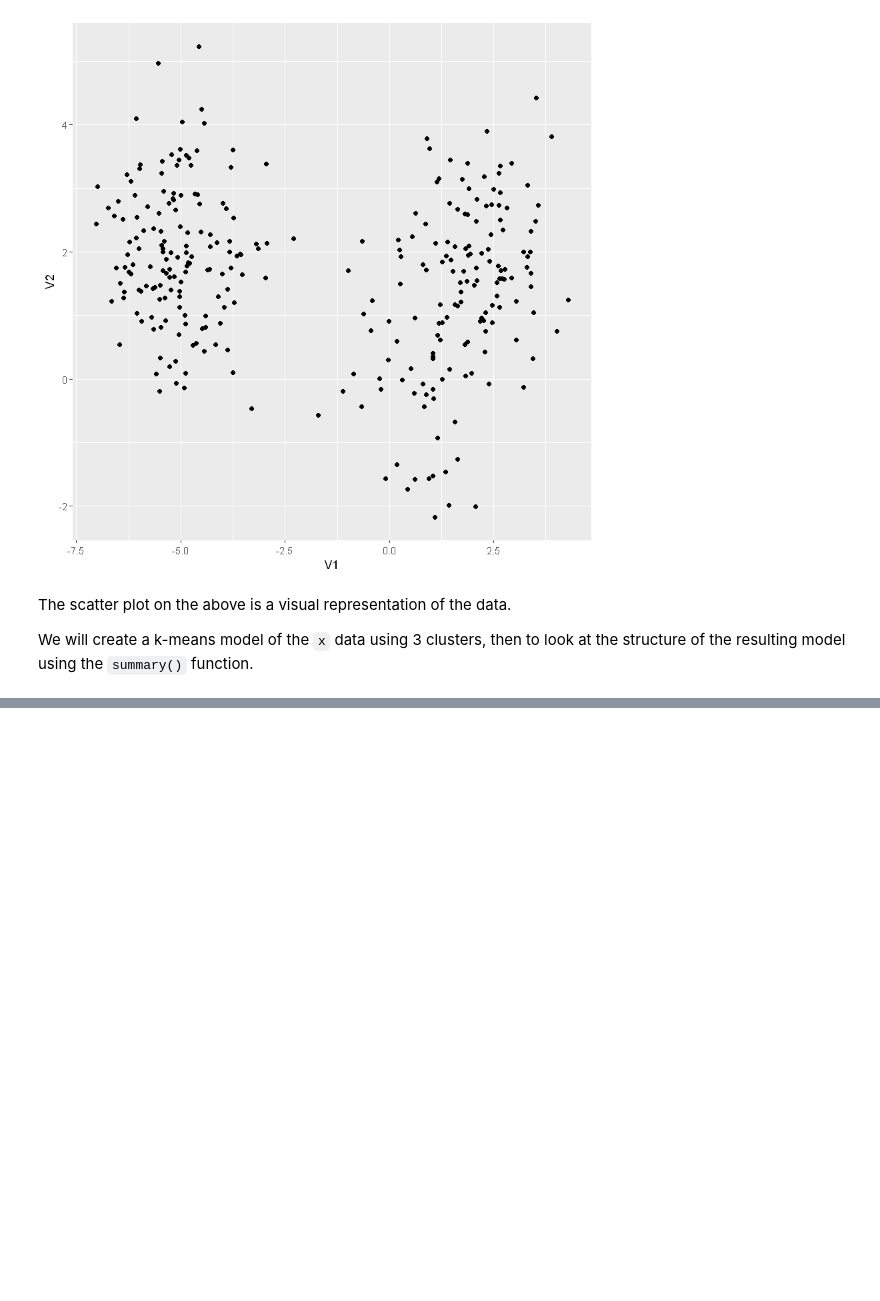
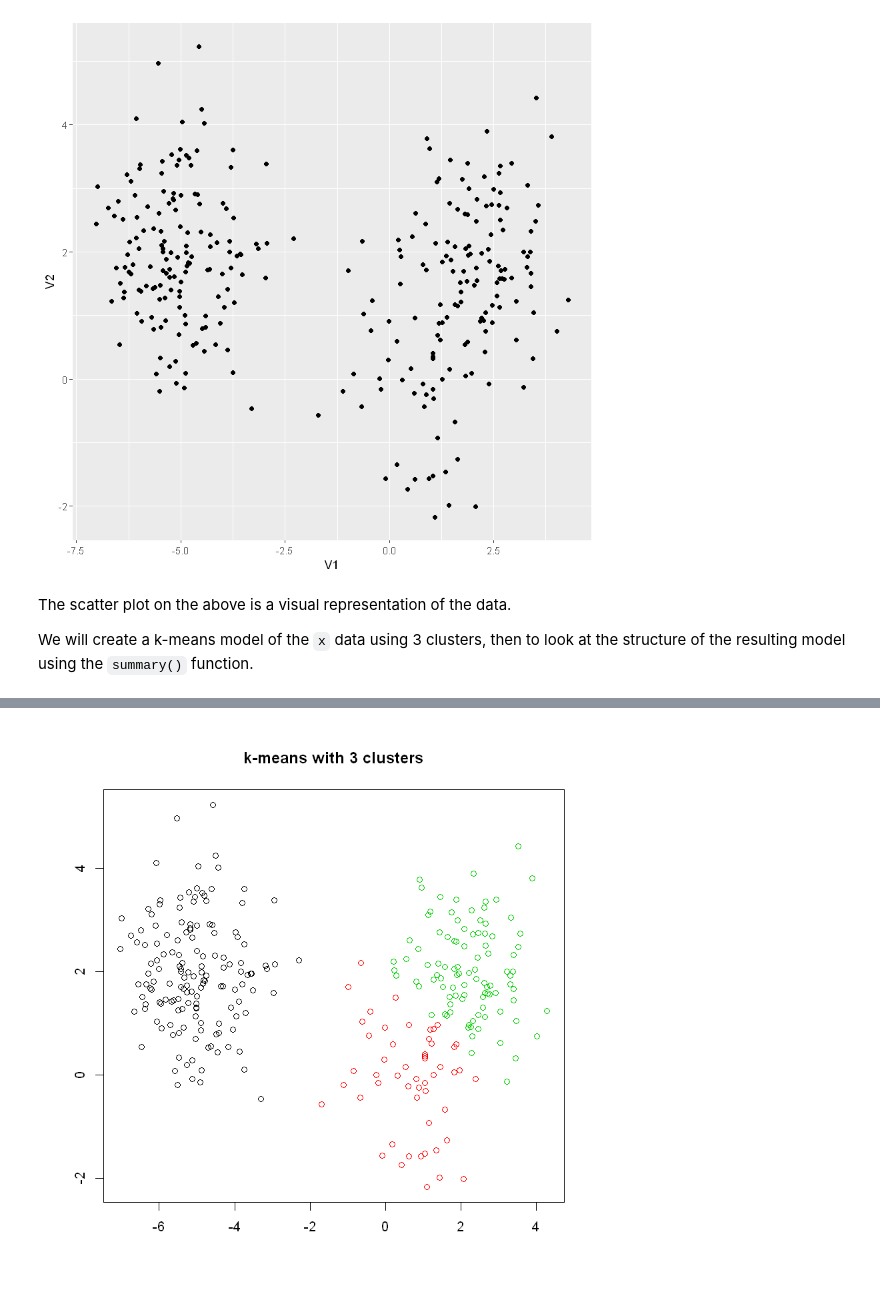
Before and after one commit to VictorOmondi1997/Unsupervised-Learning-in-R, a Jupyter notebook: Unsupervised Learning in R.ipynb, the cells around one changed output, grey strips where cells are left out. Saved outputs shown, nothing was run; the diff lists cells and outputs as text; code cells hidden in the pictures; blank space fills up the shorter version.

```diff
--- a/Unsupervised Learning in R.ipynb
+++ b/Unsupervised Learning in R.ipynb
@@ -105,3 +106,9 @@ x_df %>%
 The scatter plot on the above is a visual representation of the data.
 
 We will create a k-means model of the `x` data using 3 clusters, then to look at the structure of the resulting model using the `summary()` function.
+# %%
+# Create the k-means model: km.out
+km.out_x <- kmeans(x, centers=3, nstart=20)
+
+# Inspect the result
+summary(km.out_x)
@@ -107,0 +172,5 @@ We will create a k-means model of the `x` data using 3 clusters, then to look at
+# %%
+# Scatter plot of x
+plot(x, main="k-means with 3 clusters", col=km.out_x$cluster, xlab="", ylab="")
+# %% [output]
+[figure, added]
```
Also changed, not shown: parts of 49 cells of this notebook, 2 other files.
